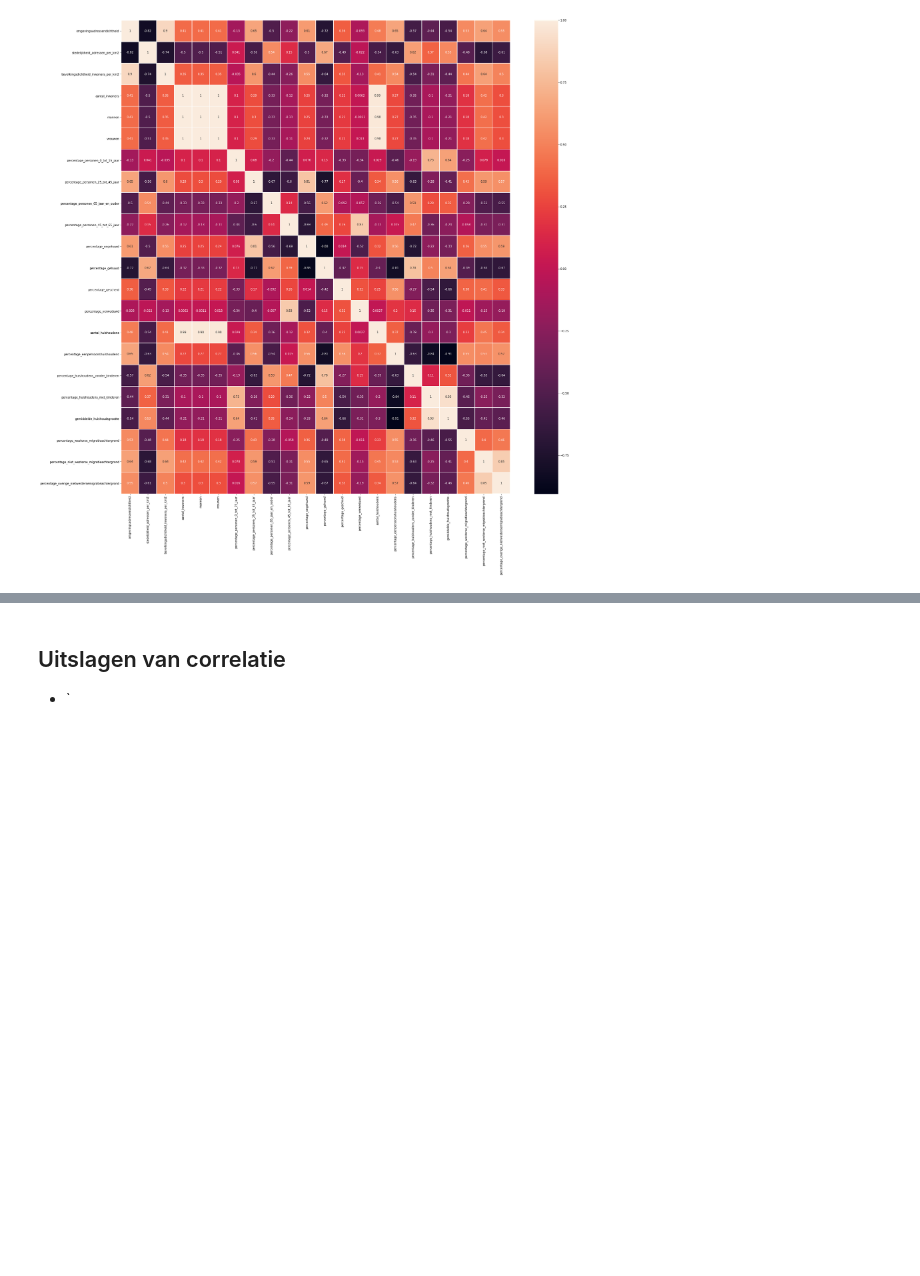
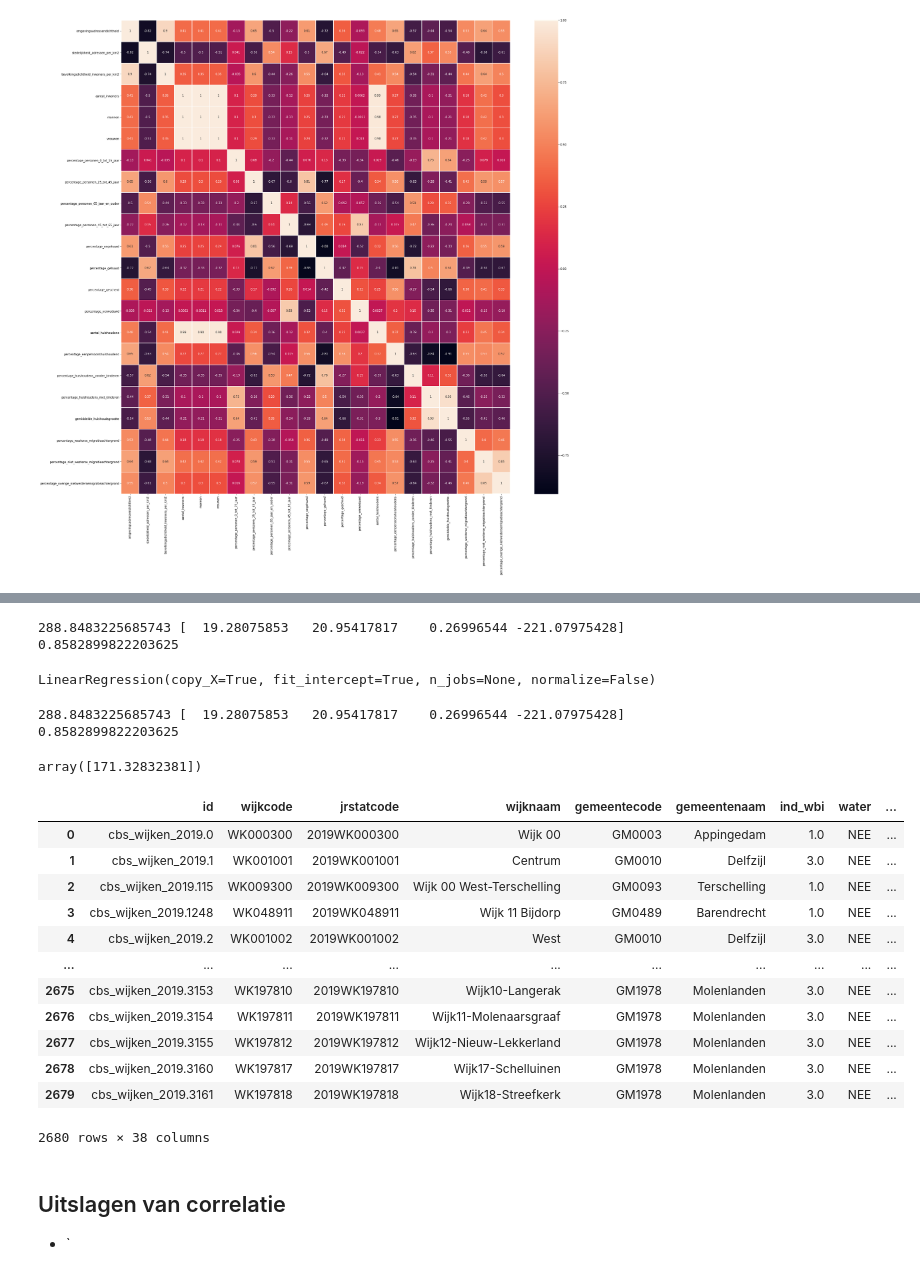
Before and after one commit to BramblePie/FlaskReact, a Jupyter notebook: flask-backend/notebooks/Demografie.ipynb, the cells around one changed output, grey strips where cells are left out. Cells and saved outputs as stored; diff of their text form; code cells hidden in the pictures; blank space fills up the shorter version.

```diff
--- a/flask-backend/notebooks/Demografie.ipynb
+++ b/flask-backend/notebooks/Demografie.ipynb
@@ -457,3 +511,49 @@ sns.heatmap(correlatie, annot=True, linewidths=.5, ax=ax)
+# %%
+from sklearn.linear_model import LinearRegression
+from sklearn.model_selection import train_test_split
+
+#omgevingsadressendichtheid
+indep_vars = df_voorspelling_zonder_nan[['percentage_eenpersoonshuishoudens', 'percentage_personen_25_tot_45_jaar','bevolkingsdichtheid_inwoners_per_km2','stedelijkheid_adressen_per_km2']]
+x_omgevingsadressendichtheid = df_voorspelling_zonder_nan['omgevingsadressendichtheid']
+
+indep_vars_train, indep_vars_test, x_omgevingsadressendichtheid_train, x_omgevingsadressendichtheid_test = train_test_split(indep_vars, df_voorspelling_zonder_nan['omgevingsadressendichtheid'], test_size=0.3, random_state = 42)
+
+def LineaireRegressie(indep_vars):
+    model = LinearRegression().fit(indep_vars_train[indep_vars], x_omgevingsadressendichtheid_train)
+    print(model.intercept_, model.coef_)
+    print(model.score(indep_vars_test[indep_vars], x_omgevingsadressendichtheid_test))
+    return model
+
+LineaireRegressie(['percentage_eenpersoonshuishoudens', 'percentage_personen_25_tot_45_jaar','bevolkingsdichtheid_inwoners_per_km2','stedelijkheid_adressen_per_km2'])
+# %% [output]
+288.8483225685743 [  19.28075853   20.95417817    0.26996544 -221.07975428]
+0.8582899822203625
+LinearRegression(copy_X=True, fit_intercept=True, n_jobs=None, normalize=False)
+# %%
+test = LineaireRegressie(['percentage_eenpersoonshuishoudens', 'percentage_personen_25_tot_45_jaar','bevolkingsdichtheid_inwoners_per_km2','stedelijkheid_adressen_per_km2'])
+
+uitkomst = test.predict(np.array([[24, 23, 160, 5]]))
+uitkomst
+# %% [output]
+288.8483225685743 [  19.28075853   20.95417817    0.26996544 -221.07975428]
+0.8582899822203625
+array([171.32832381])
+# %%
+df_voorspelling_zonder_nan
+# %% [output]
+|  | id | wijkcode | jrstatcode | wijknaam | gemeentecode | gemeentenaam | ind_wbi | water | ... |
+| 0 | cbs_wijken_2019.0 | WK000300 | 2019WK000300 | Wijk 00 | GM0003 | Appingedam | 1.0 | NEE | ... |
+| 1 | cbs_wijken_2019.1 | WK001001 | 2019WK001001 | Centrum | GM0010 | Delfzijl | 3.0 | NEE | ... |
+| 2 | cbs_wijken_2019.115 | WK009300 | 2019WK009300 | Wijk 00 West-Terschelling | GM0093 | Terschelling | 1.0 | NEE | ... |
+| 3 | cbs_wijken_2019.1248 | WK048911 | 2019WK048911 | Wijk 11 Bijdorp | GM0489 | Barendrecht | 1.0 | NEE | ... |
+| 4 | cbs_wijken_2019.2 | WK001002 | 2019WK001002 | West | GM0010 | Delfzijl | 3.0 | NEE | ... |
+| ... | ... | ... | ... | ... | ... | ... | ... | ... | ... |
+| 2675 | cbs_wijken_2019.3153 | WK197810 | 2019WK197810 | Wijk10-Langerak | GM1978 | Molenlanden | 3.0 | NEE | ... |
+| 2676 | cbs_wijken_2019.3154 | WK197811 | 2019WK197811 | Wijk11-Molenaarsgraaf | GM1978 | Molenlanden | 3.0 | NEE | ... |
+| 2677 | cbs_wijken_2019.3155 | WK197812 | 2019WK197812 | Wijk12-Nieuw-Lekkerland | GM1978 | Molenlanden | 3.0 | NEE | ... |
+| 2678 | cbs_wijken_2019.3160 | WK197817 | 2019WK197817 | Wijk17-Schelluinen | GM1978 | Molenlanden | 3.0 | NEE | ... |
+| 2679 | cbs_wijken_2019.3161 | WK197818 | 2019WK197818 | Wijk18-Streefkerk | GM1978 | Molenlanden | 3.0 | NEE | ... |
+2680 rows × 38 columns
 # %% [markdown]
 ## Uitslagen van correlatie
 
```
Also changed, not shown: parts of 5 cells of this notebook.
